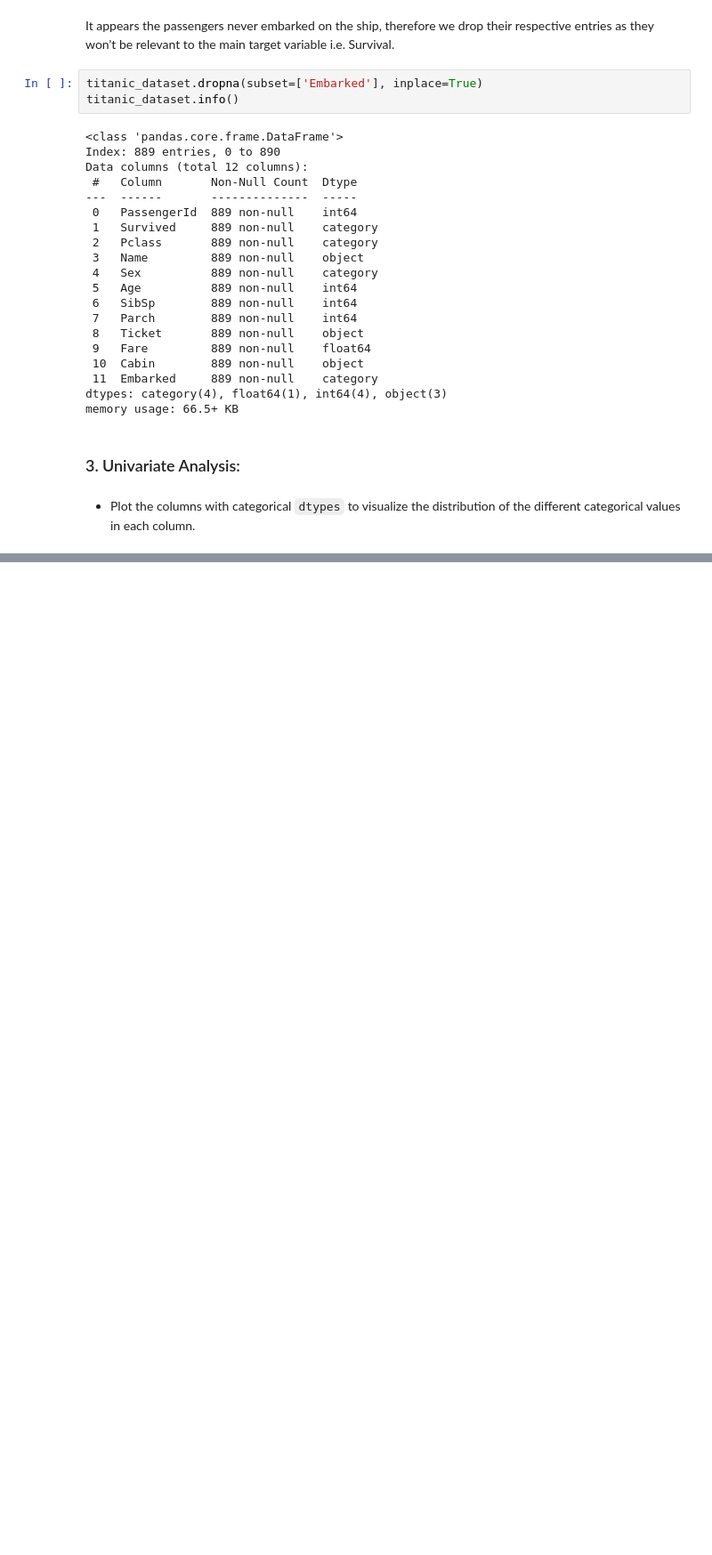
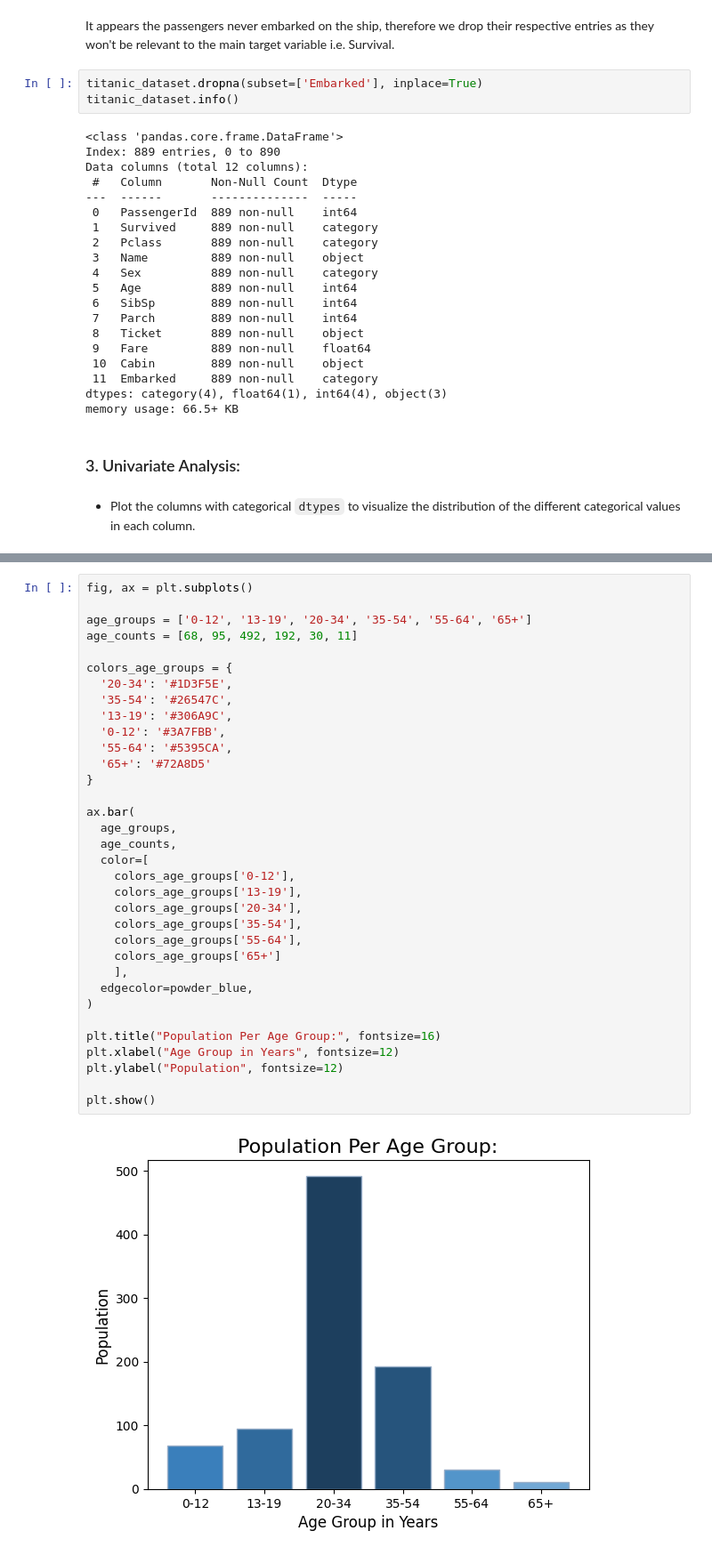
Before and after one commit to grace-sampao/Cyber-Shujaa---Exploratory-Data-Analysis, a Jupyter notebook: exploratory_data_analysis.ipynb, the cells around one changed output, grey strips where cells are left out. Shown at 89% size. Drawn from its saved outputs; the diff is of its cells as text; blank space fills up the shorter version.

```diff
--- a/exploratory_data_analysis.ipynb
+++ b/exploratory_data_analysis.ipynb
@@ -692,0 +777,36 @@ plt.show()
+# %%
+fig, ax = plt.subplots()
+
+age_groups = ['0-12', '13-19', '20-34', '35-54', '55-64', '65+']
+age_counts = [68, 95, 492, 192, 30, 11]
+
+colors_age_groups = {
+  '20-34': '#1D3F5E',
+  '35-54': '#26547C',
+  '13-19': '#306A9C',
+  '0-12': '#3A7FBB',
+  '55-64': '#5395CA',
+  '65+': '#72A8D5'
+}
+
+ax.bar(
+  age_groups,
+  age_counts,
+  color=[
+    colors_age_groups['0-12'],
+    colors_age_groups['13-19'],
+    colors_age_groups['20-34'],
+    colors_age_groups['35-54'],
+    colors_age_groups['55-64'],
+    colors_age_groups['65+']
+	],
+  edgecolor=powder_blue,
+)
+
+plt.title("Population Per Age Group:", fontsize=16)
+plt.xlabel("Age Group in Years", fontsize=12)
+plt.ylabel("Population", fontsize=12)
+
+plt.show()
+# %% [output]
+[figure, added]
```
Also changed, not shown: parts of 6 cells of this notebook.
